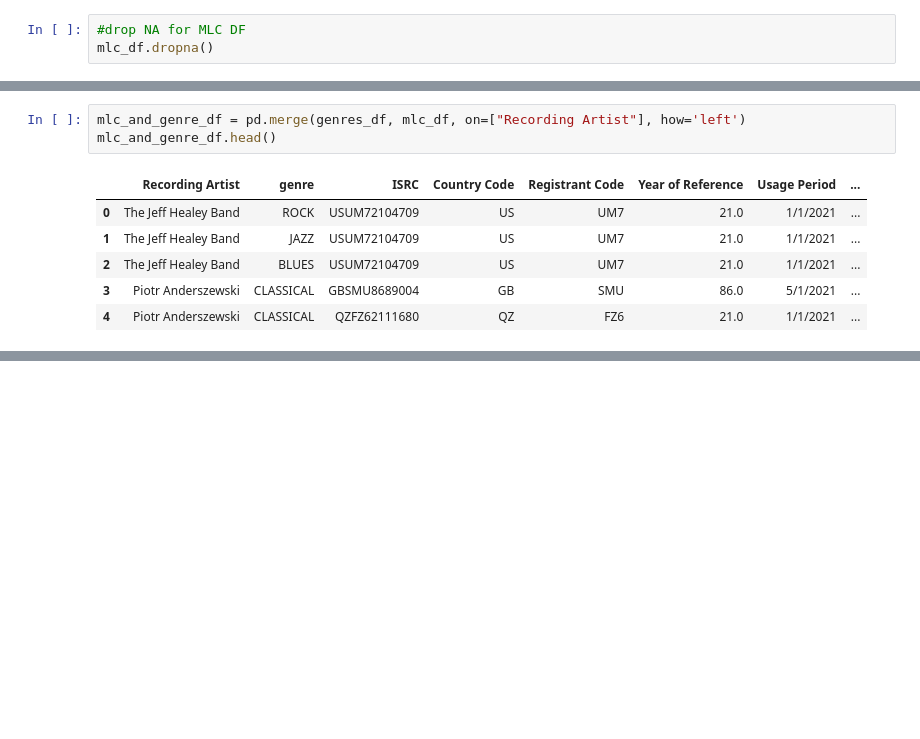
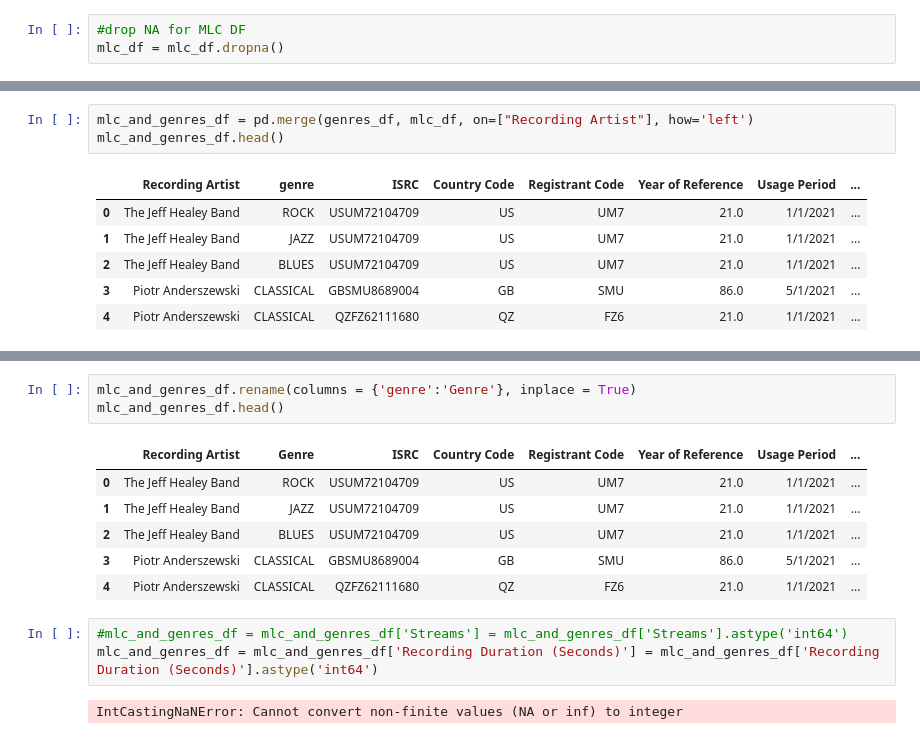
Before and after one commit to NSS-Data-Analytics-Cohort-6/mlc-project-pythons-on-a-plane, a Jupyter notebook: Notebooks/Genres_Notebook.ipynb, the cells around one changed output, grey strips where cells are left out. Saved outputs shown, nothing was run; the diff lists cells and outputs as text; blank space fills up the shorter version.

Commit message:
Renamed some columns but struggling with data type conversions

```diff
--- a/Notebooks/Genres_Notebook.ipynb
+++ b/Notebooks/Genres_Notebook.ipynb
@@ -295,4 +295,4 @@ dtypes: float64(1), int64(2), object(10)
 memory usage: 10.6+ MB
 # %%
 #drop NA for MLC DF
-mlc_df.dropna()
+mlc_df = mlc_df.dropna()
@@ -313,8 +299,8 @@ mlc_df.dropna()
 # %%
 genres_df = pd.DataFrame(genres_melt)
 # %%
-mlc_and_genre_df = pd.merge(genres_df, mlc_df, on=["Recording Artist"], how='left')
-mlc_and_genre_df.head()
+mlc_and_genres_df = pd.merge(genres_df, mlc_df, on=["Recording Artist"], how='left')
+mlc_and_genres_df.head()
 # %% [output]
 |  | Recording Artist | genre | ISRC | Country Code | Registrant Code | Year of Reference | Usage Period | ... |
 | 0 | The Jeff Healey Band | ROCK | USUM72104709 | US | UM7 | 21.0 | 1/1/2021 | ... |
@@ -324,0 +331,15 @@ mlc_and_genre_df.head()
+# %%
+mlc_and_genres_df.rename(columns = {'genre':'Genre'}, inplace = True)
+mlc_and_genres_df.head()
+# %% [output]
+|  | Recording Artist | Genre | ISRC | Country Code | Registrant Code | Year of Reference | Usage Period | ... |
+| 0 | The Jeff Healey Band | ROCK | USUM72104709 | US | UM7 | 21.0 | 1/1/2021 | ... |
+| 1 | The Jeff Healey Band | JAZZ | USUM72104709 | US | UM7 | 21.0 | 1/1/2021 | ... |
+| 2 | The Jeff Healey Band | BLUES | USUM72104709 | US | UM7 | 21.0 | 1/1/2021 | ... |
+| 3 | Piotr Anderszewski | CLASSICAL | GBSMU8689004 | GB | SMU | 86.0 | 5/1/2021 | ... |
+| 4 | Piotr Anderszewski | CLASSICAL | QZFZ62111680 | QZ | FZ6 | 21.0 | 1/1/2021 | ... |
+# %%
+#mlc_and_genres_df = mlc_and_genres_df['Streams'] = mlc_and_genres_df['Streams'].astype('int64')
+mlc_and_genres_df = mlc_and_genres_df['Recording Duration (Seconds)'] = mlc_and_genres_df['Recording Duration (Seconds)'].astype('int64')
+# %% [output]
+IntCastingNaNError: Cannot convert non-finite values (NA or inf) to integer
```
Also changed, not shown: parts of 2 cells of this notebook.
